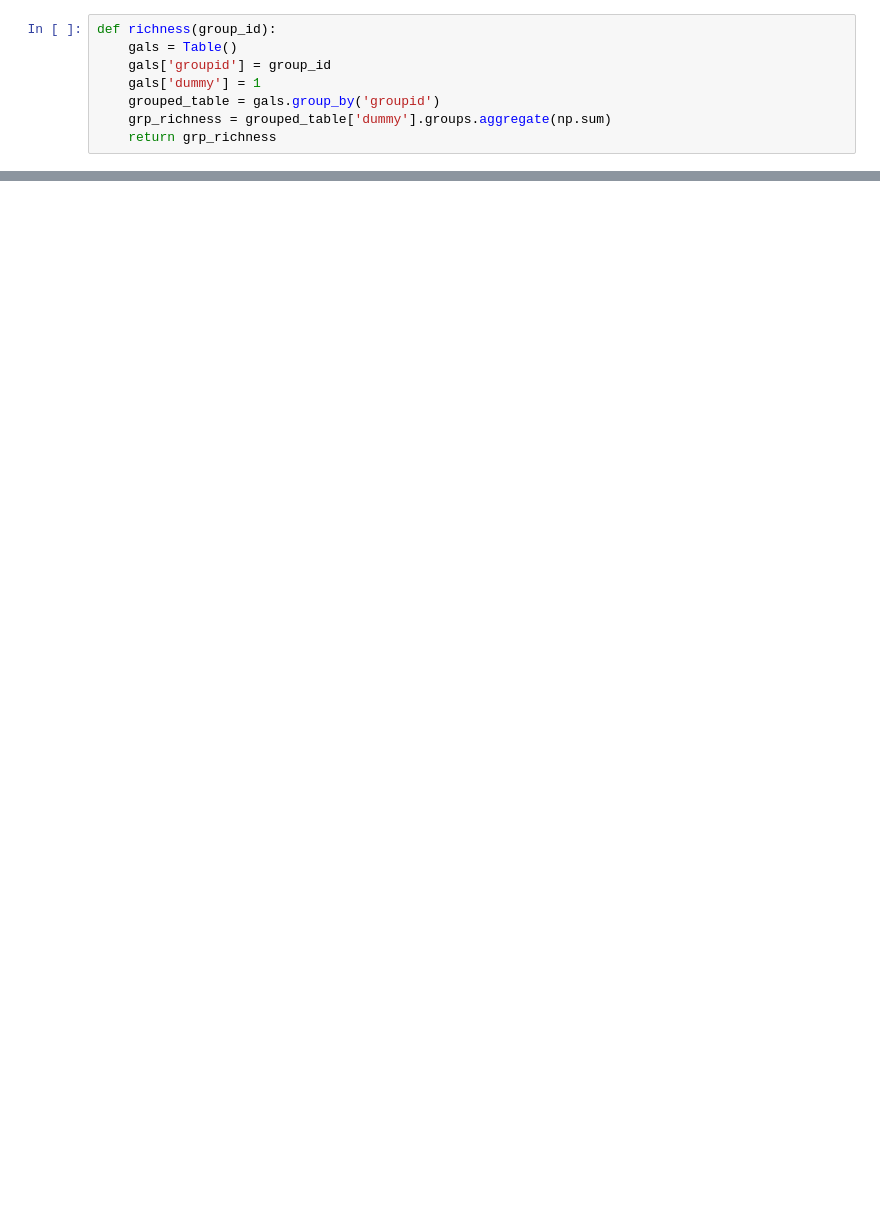
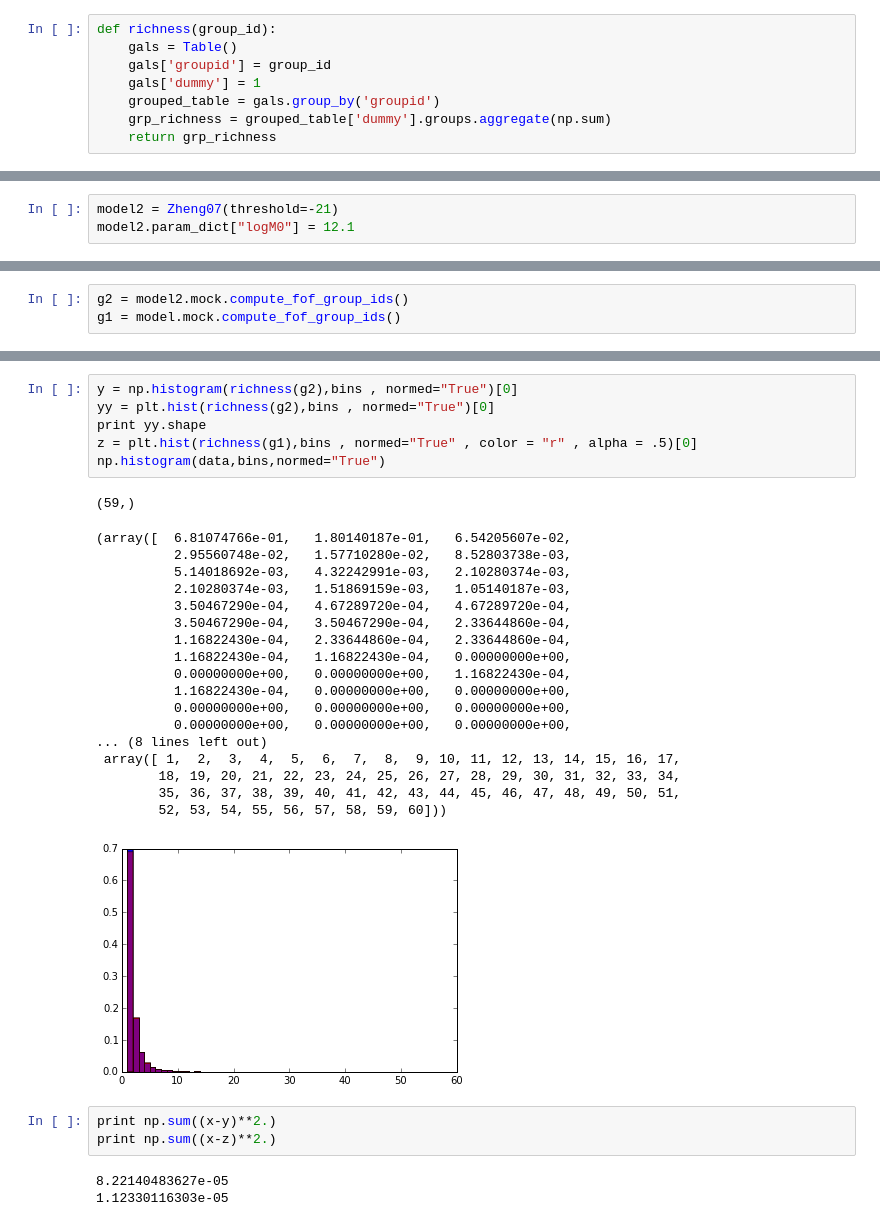
Before and after one commit to mjvakili/ccppabc, a Jupyter notebook: halo/code/notebooks/Untitled.ipynb, the cells around one changed output, grey strips where cells are left out. Saved outputs shown, nothing was run; the diff lists cells and outputs as text; blank space fills up the shorter version.

```diff
--- a/halo/code/notebooks/Untitled.ipynb
+++ b/halo/code/notebooks/Untitled.ipynb
@@ -122,0 +29,3 @@ plt.xscale("log")
+# %%
+model2 = Zheng07(threshold=-21)
+model2.param_dict["logM0"] = 12.1
@@ -122,0 +35,3 @@ plt.xscale("log")
+# %%
+g2 = model2.mock.compute_fof_group_ids()
+g1 = model.mock.compute_fof_group_ids()
@@ -122,0 +63,32 @@ plt.xscale("log")
+# %%
+y = np.histogram(richness(g2),bins , normed="True")[0]
+yy = plt.hist(richness(g2),bins , normed="True")[0]
+print yy.shape
+z = plt.hist(richness(g1),bins , normed="True" , color = "r" , alpha = .5)[0]
+np.histogram(data,bins,normed="True")
+# %% [output]
+(59,)
+(array([  6.81074766e-01,   1.80140187e-01,   6.54205607e-02,
+          2.95560748e-02,   1.57710280e-02,   8.52803738e-03,
+          5.14018692e-03,   4.32242991e-03,   2.10280374e-03,
+          2.10280374e-03,   1.51869159e-03,   1.05140187e-03,
+          3.50467290e-04,   4.67289720e-04,   4.67289720e-04,
+          3.50467290e-04,   3.50467290e-04,   2.33644860e-04,
+          1.16822430e-04,   2.33644860e-04,   2.33644860e-04,
+          1.16822430e-04,   1.16822430e-04,   0.00000000e+00,
+          0.00000000e+00,   0.00000000e+00,   1.16822430e-04,
+          1.16822430e-04,   0.00000000e+00,   0.00000000e+00,
+          0.00000000e+00,   0.00000000e+00,   0.00000000e+00,
+          0.00000000e+00,   0.00000000e+00,   0.00000000e+00,
+... (8 lines left out)
+ array([ 1,  2,  3,  4,  5,  6,  7,  8,  9, 10, 11, 12, 13, 14, 15, 16, 17,
+        18, 19, 20, 21, 22, 23, 24, 25, 26, 27, 28, 29, 30, 31, 32, 33, 34,
+        35, 36, 37, 38, 39, 40, 41, 42, 43, 44, 45, 46, 47, 48, 49, 50, 51,
+        52, 53, 54, 55, 56, 57, 58, 59, 60]))
+[figure, added]
+# %%
+print np.sum((x-y)**2.)
+print np.sum((x-z)**2.)
+# %% [output]
+8.22140483627e-05
+1.12330116303e-05
```
Also changed, not shown: parts of 50 cells of this notebook, 1 other file.
